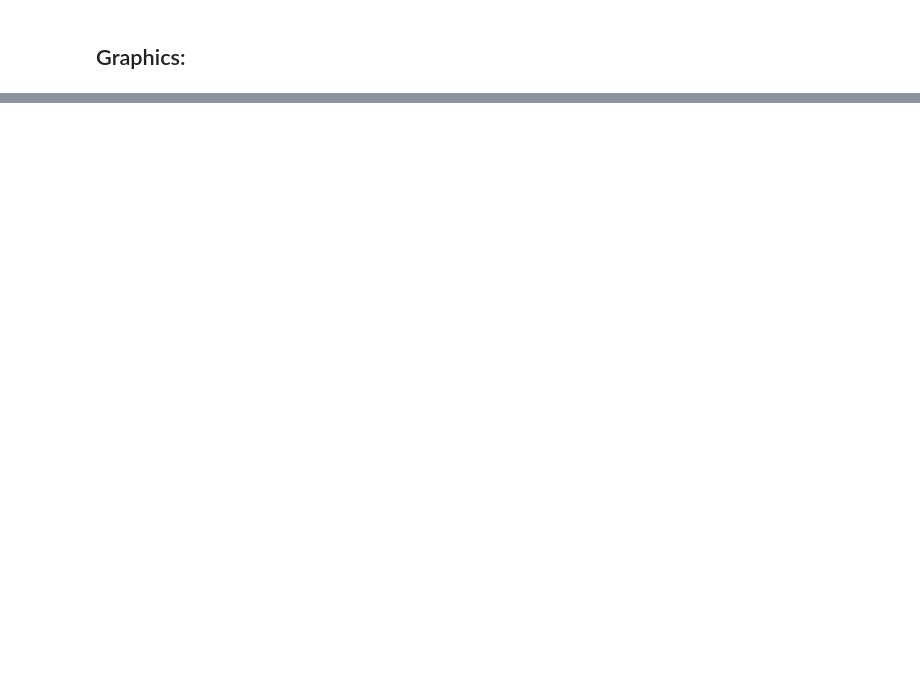
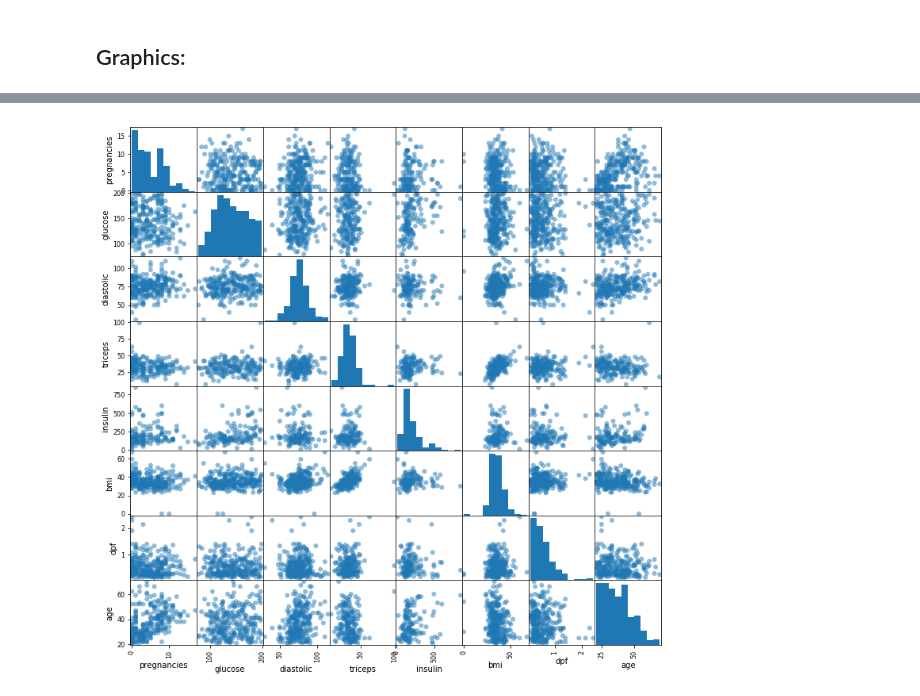
Before and after one commit to FAMarcus/Pima-Indians-diabetes, a Jupyter notebook: Pima indians diabetes_en.ipynb, the cells around one changed output, grey strips where cells are left out. Drawn from its saved outputs; the diff is of its cells as text; code cells hidden in the pictures; blank space fills up the shorter version.

```diff
--- a/Pima indians diabetes_en.ipynb
+++ b/Pima indians diabetes_en.ipynb
@@ -154,0 +175,6 @@ dtype: object
+# %%
+df_ptos = dataset[dataset['diabetes'] == 1].loc[:,['pregnancies', 'glucose', 'diastolic',
+                                                   'triceps', 'insulin', 'bmi', 'dpf', 'age']]
+pd.plotting.scatter_matrix(df_ptos, figsize=(12,12), marker='o');
+# %% [output]
+[figure, added]
```
Also changed, not shown: parts of 22 cells of this notebook.
